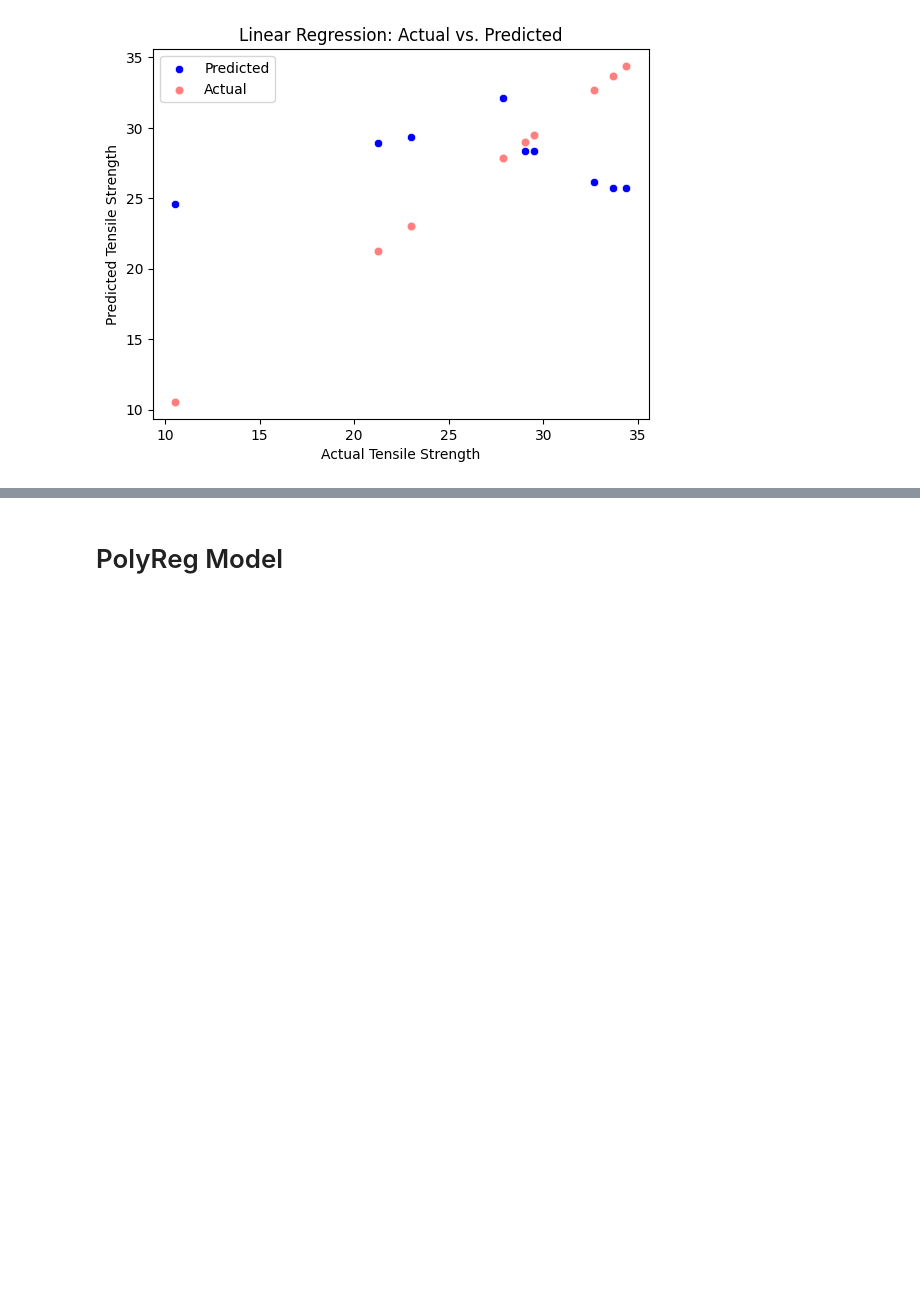
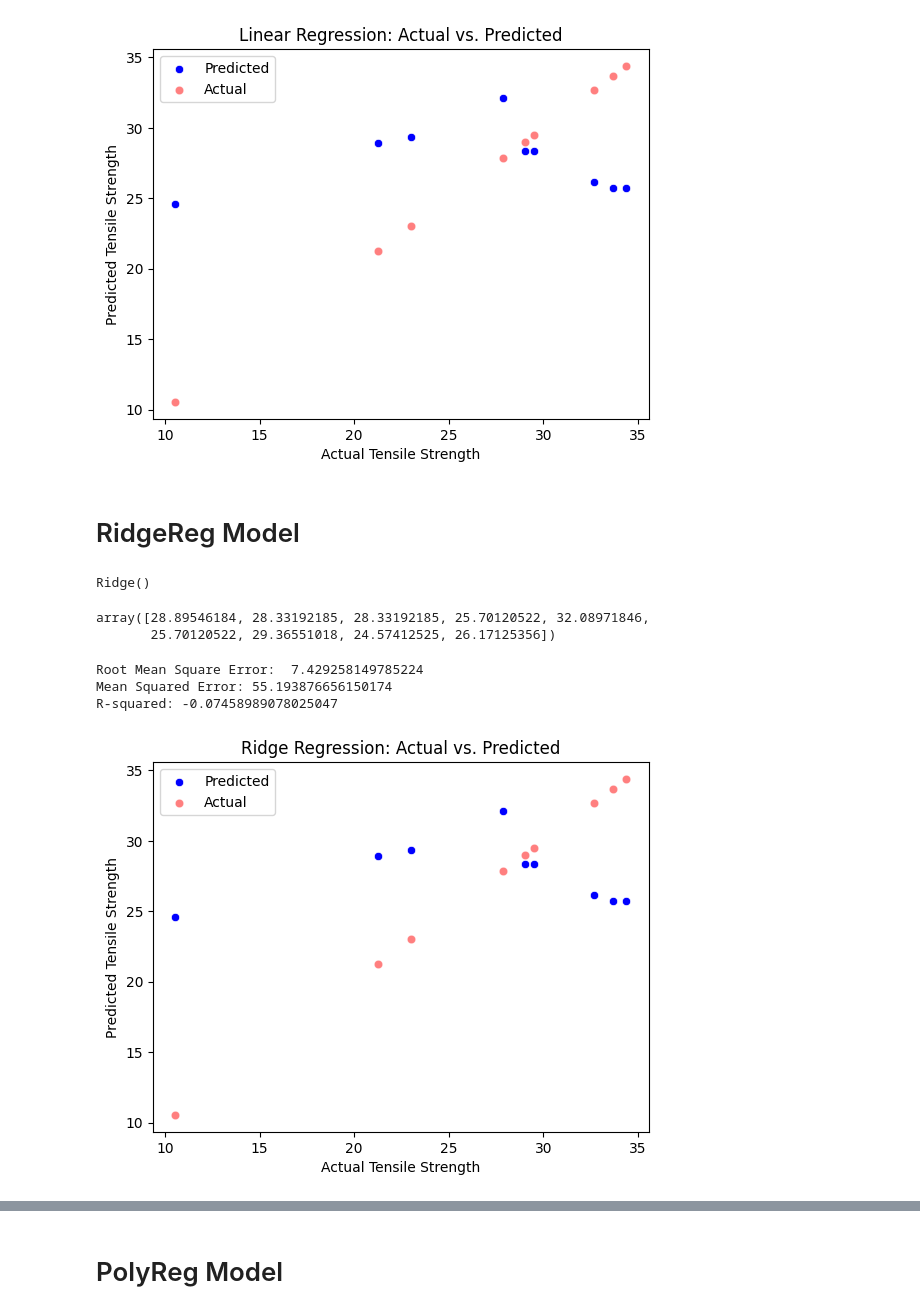
Before and after one commit to Sid-047/paperStuff, a Jupyter notebook: basaltCuraua-Composite/modelTraining.ipynb, the cells around one changed output, grey strips where cells are left out. Drawn from its saved outputs; the diff is of its cells as text; code cells hidden in the pictures; blank space fills up the shorter version.

```diff
--- a/basaltCuraua-Composite/modelTraining.ipynb
+++ b/basaltCuraua-Composite/modelTraining.ipynb
@@ -80,3 +122,37 @@ plt.legend()
 plt.show()
 # %% [output]
 [figure]
+# %% [markdown]
+# RidgeReg Model
+# %%
+modelRR = Ridge(alpha=1.0)
+modelRR.fit(xTrain, yTrain)
+# %% [output]
+Ridge()
+# %%
+yPred = modelRR.predict(xTest)
+yPred
+# %% [output]
+array([28.89546184, 28.33192185, 28.33192185, 25.70120522, 32.08971846,
+       25.70120522, 29.36551018, 24.57412525, 26.17125356])
+# %%
+rmseRR = np.sqrt(mean_squared_error(yTest, yPred))
+mseRR = mean_squared_error(yTest, yPred)
+rsRR = r2_score(yTest, yPred)
+print("Root Mean Square Error: ", rmseRR)
+print('Mean Squared Error:', mseRR)
+print('R-squared:', rsRR)
+# %% [output]
+Root Mean Square Error:  7.429258149785224
+Mean Squared Error: 55.193876656150174
+R-squared: -0.07458989078025047
+# %%
+sns.scatterplot(x=yTest, y=yPred, color='blue', label='Predicted')
+sns.scatterplot(x=yTest, y=yTest, color='red', alpha=0.5, label='Actual')
+plt.xlabel('Actual Tensile Strength')
+plt.ylabel('Predicted Tensile Strength')
+plt.title('Ridge Regression: Actual vs. Predicted')
+plt.legend()
+plt.show()
+# %% [output]
+[figure, added]
```
Also changed, not shown: parts of 37 cells of this notebook.
